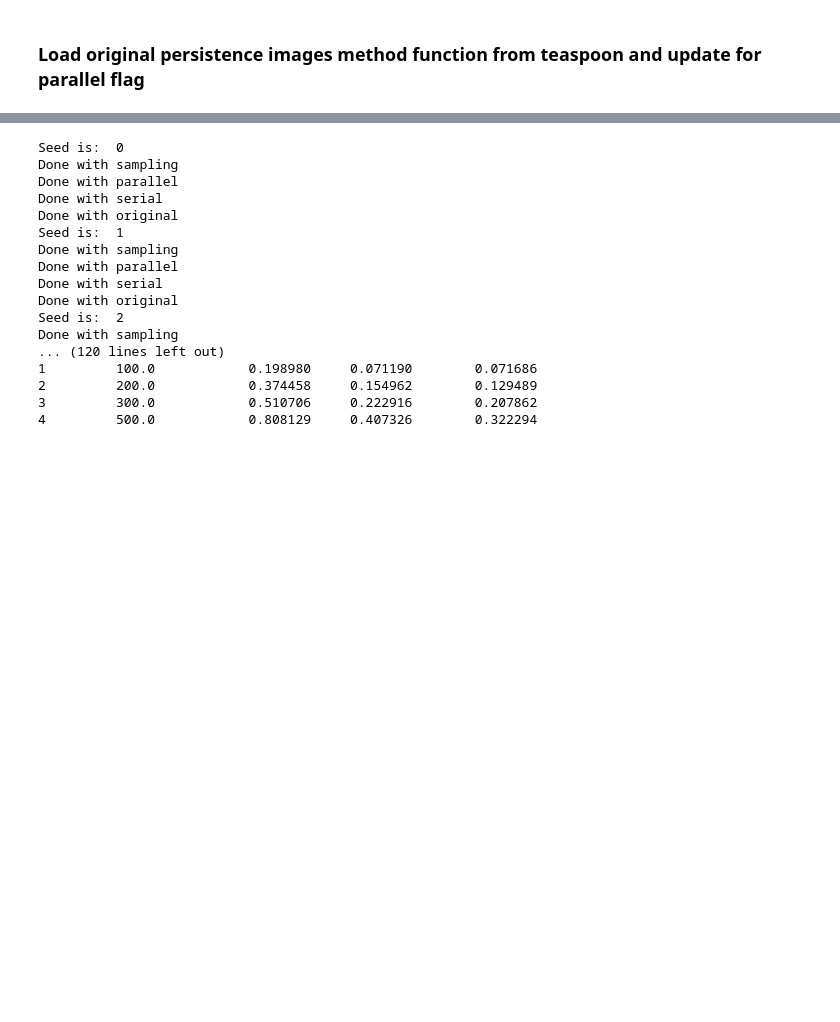
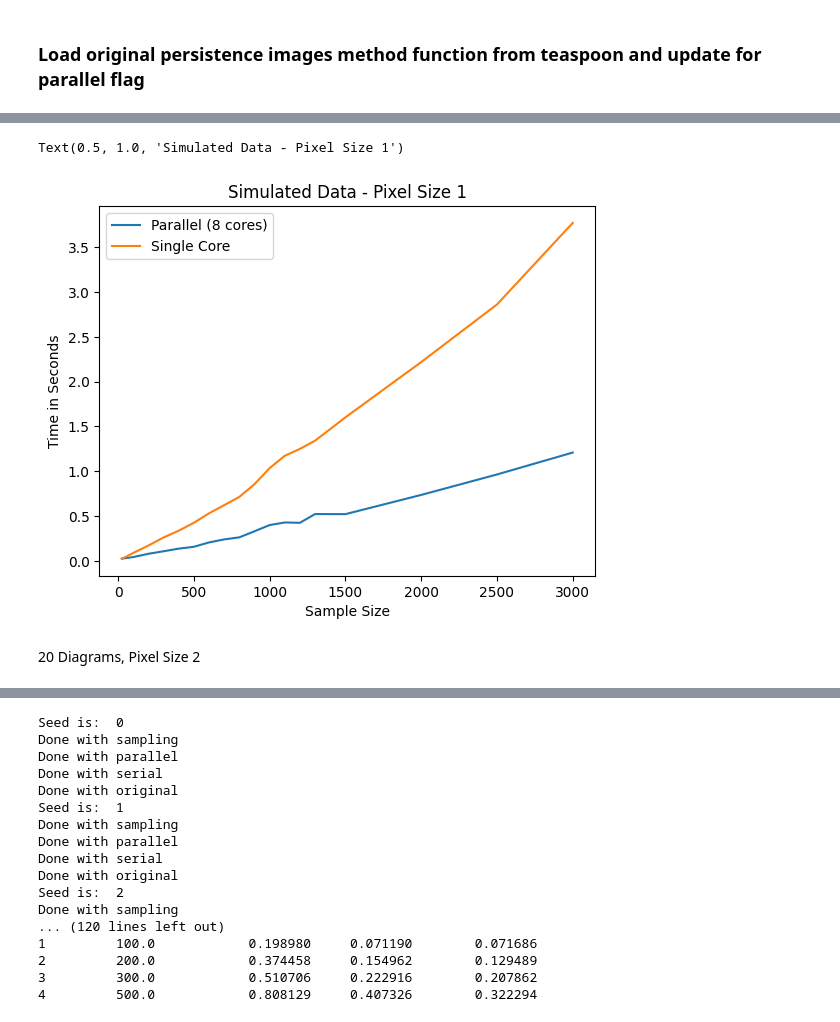
Before and after one commit to TeaspoonTDA/teaspoon, a Jupyter notebook: notebooks/ml_methods_timing_pers_images.ipynb, the cells around one changed output, grey strips where cells are left out. Saved outputs shown, nothing was run; the diff lists cells and outputs as text; code cells hidden in the pictures; blank space fills up the shorter version.

```diff
--- a/notebooks/ml_methods_timing_pers_images.ipynb
+++ b/notebooks/ml_methods_timing_pers_images.ipynb
@@ -133,7 +91,6 @@ from sympy import diff, integrate
 from itertools import combinations
 from numba import jit
 from numba import prange
-import multiprocessing
 
 def F_Image(PD1, PS, var, plot, D_Img=[], pers_imager=None, training=True, parallel=False):
 
@@ -150,7 +107,7 @@ def F_Image(PD1, PS, var, plot, D_Img=[], pers_imager=None, training=True, paral
         PDs = PD1.tolist()
         pers_imager.fit(PDs, skew=True)
         if parallel==True:
-            pers_img = pers_imager.transform(PD1, skew=True, n_jobs=multiprocessing.cpu_count())
+            pers_img = pers_imager.transform(PD1, skew=True, n_jobs=-1)
         else:
             pers_img = pers_imager.transform(PD1, skew=True)
     else:
@@ -252,0 +173,4 @@ dgms_3_train = dgms_3[0:10]
+# %%
+dgms_train = dgms_40[0:20]
+%timeit output0 = F_Image(dgms_train, PS=1, var=2, plot=False, training=True)
+%timeit output0 = F_Image(dgms_train, PS=1, var=2, plot=False, training=True, parallel=True)
@@ -252,0 +184,26 @@ dgms_3_train = dgms_3[0:10]
+# %%
+import time
+seed = [0,1,2,3,4]
+train_size = [25, 100, 200, 300, 400, 500, 600, 700, 800, 900, 1000, 1100, 1200, 1300,1500, 2000, 2500, 3000]
+n = len(train_size)
+dgm20_timing = np.zeros((n,3))
+for i in range(0,n):
+    for j in seed:
+        dgms_train = dgms_20[0:train_size[i]]
+        xdgm0_train = np.array(dgms_train)
+        dgm20_timing[i,0] += len(xdgm0_train)
+
+        start = time.time()
+        output = F_Image(xdgm0_train, PS=1, var=1, plot=False, training=True, parallel=True)
+        end = time.time()-start
+        dgm20_timing[i,1] +=end
+
+        start = time.time()
+        output = F_Image(xdgm0_train, PS=1, var=1, plot=False, training=True)
+        end = time.time()-start
+        dgm20_timing[i,2] +=end
+
+    print("Finished Training ", i)
+dgm20_timing = pd.DataFrame(dgm20_timing/5)
+dgm20_timing.columns=['Observations', 'Parallel (8 cores)', 'Single Core']
+print(dgm20_timing)
@@ -252,0 +228,10 @@ dgms_3_train = dgms_3[0:10]
+# %%
+t = dgm20_timing.plot(x='Observations')
+t.set_xlabel("Sample Size")
+t.set_ylabel("Time in Seconds")
+t.set_title("Simulated Data - Pixel Size 1")
+# %% [output]
+Text(0.5, 1.0, 'Simulated Data - Pixel Size 1')
+[figure, added]
+# %% [markdown]
+20 Diagrams, Pixel Size 2
```
Also changed, not shown: parts of 37 cells of this notebook.
